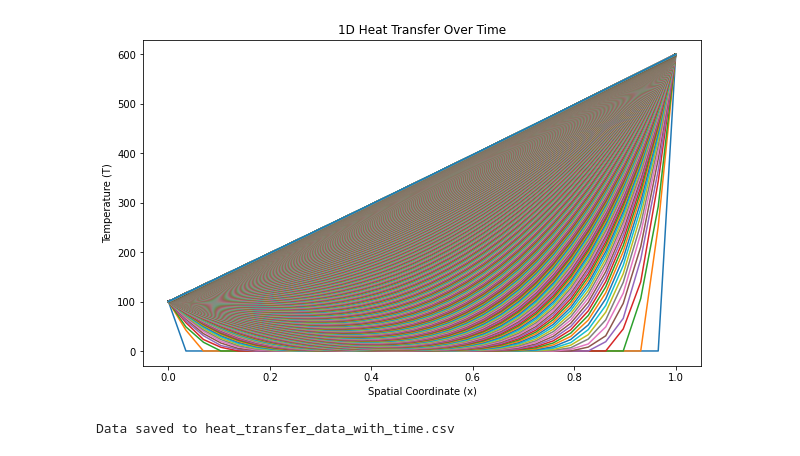
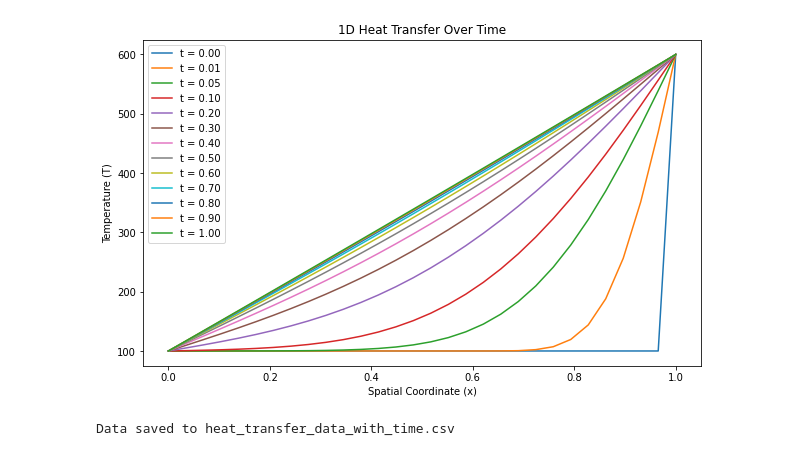
Before and after one commit to radhikrammohan/1D_HT_Pinn, a Jupyter notebook: Data_prep/1D_ht_wtime.ipynb, the cells around one changed output. Drawn from its saved outputs; the diff is of its cells as text; code cells hidden in the pictures.

```diff
--- a/Data_prep/1D_ht_wtime.ipynb
+++ b/Data_prep/1D_ht_wtime.ipynb
@@ -18,7 +25,8 @@ dt = time_end / num_steps
 initial_temperature = np.zeros(num_points)
 # %%
 # Set one end at 25 degrees and the other end at 600 degrees
-initial_temperature[0] = 100.0  # Set the first element (one end) to 25 degrees
+initial_temperature[0:-1] = 100.0  # Set the first to second last element (one end) to 100 degrees
+
 initial_temperature[-1] = 600.0  # Set the last element (other end) to 600 degrees
 # %%
 # Initialize temperature array
@@ -38,19 +46,21 @@ for n in range(1, num_steps + 1):
     # Store the temperature at this time step
     temperature_history.append(temperature.copy())
 # %%
+plot_points = [0, 10, 50, 100, 200, 300, 400, 500, 600, 700, 800, 900, 1000]
+
 # Plot the results
 plt.figure(figsize=(10, 6))
 # Plot spatial variation at different time steps
-for i, time_step in enumerate(time_steps):
-    plt.plot(np.linspace(0, length, num_points), temperature_history[i], label=f'Time = {time_step:.2f}')
+for i in plot_points:
+    plt.plot(np.linspace(0, length, num_points), temperature_history[i], label=f"t = {time_steps[i]:.2f}")
 
 plt.xlabel('Spatial Coordinate (x)')
 plt.ylabel('Temperature (T)')
 plt.title('1D Heat Transfer Over Time')
-#plt.legend()
+plt.legend()
 plt.show()
 # %% [output]
-[figure, old version]
+[figure, new version]
 # %%
 # Save data to CSV file
 csv_filename = 'heat_transfer_data_with_time.csv'
```
Also changed, not shown: parts of 6 cells of this notebook, 2 other files.
